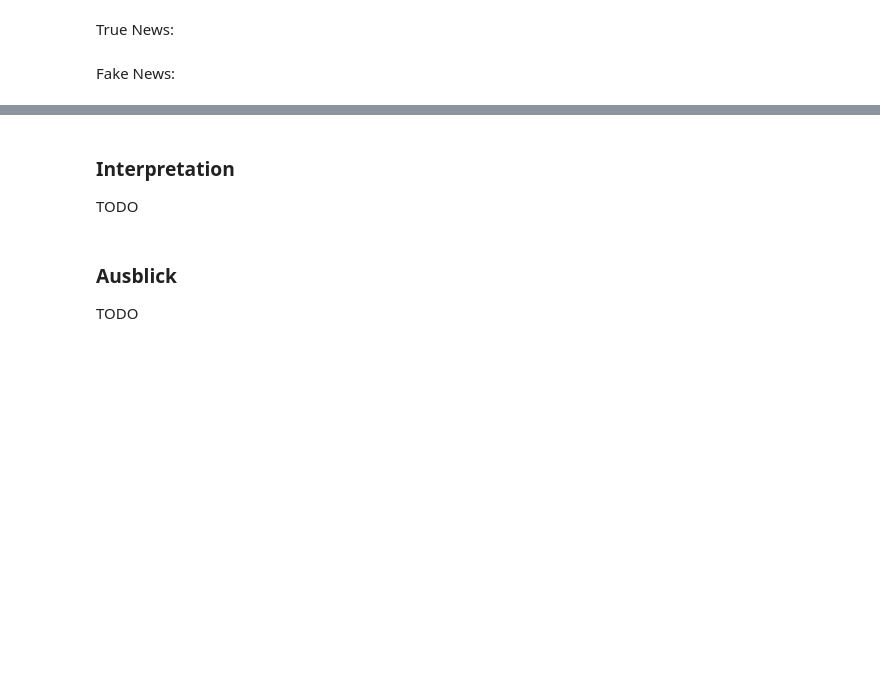
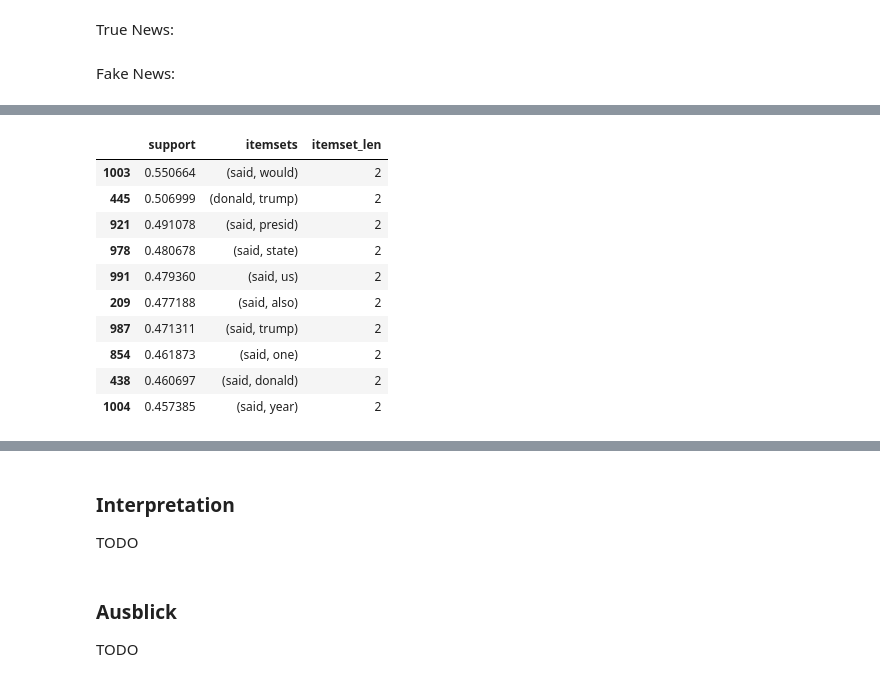
Before and after one commit to BotanB/Python_for_DS_FakeNewsDetection, a Jupyter notebook: Notebooks/Finale_Abgabe.ipynb, the cells around one changed output, grey strips where cells are left out. Drawn from its saved outputs; the diff is of its cells as text; code cells hidden in the pictures; blank space fills up the shorter version.

```diff
--- a/Notebooks/Finale_Abgabe.ipynb
+++ b/Notebooks/Finale_Abgabe.ipynb
@@ -1310,0 +1413,17 @@ for index, row in prepData_false.iterrows():
+# %%
+association_item2= frequent_itemsets_true[ (frequent_itemsets_true['itemset_len'] == 2)]
+association_item2= association_item2.sort_values(by=['support'], ascending=False)
+association_item2 = association_item2[:10]
+association_item2
+# %% [output]
+|  | support | itemsets | itemset_len |
+| 1003 | 0.550664 | (said, would) | 2 |
+| 445 | 0.506999 | (donald, trump) | 2 |
+| 921 | 0.491078 | (said, presid) | 2 |
+| 978 | 0.480678 | (said, state) | 2 |
+| 991 | 0.479360 | (said, us) | 2 |
+| 209 | 0.477188 | (said, also) | 2 |
+| 987 | 0.471311 | (said, trump) | 2 |
+| 854 | 0.461873 | (said, one) | 2 |
+| 438 | 0.460697 | (said, donald) | 2 |
+| 1004 | 0.457385 | (said, year) | 2 |
```
Also changed, not shown: parts of 39 cells of this notebook, 1 other file.
